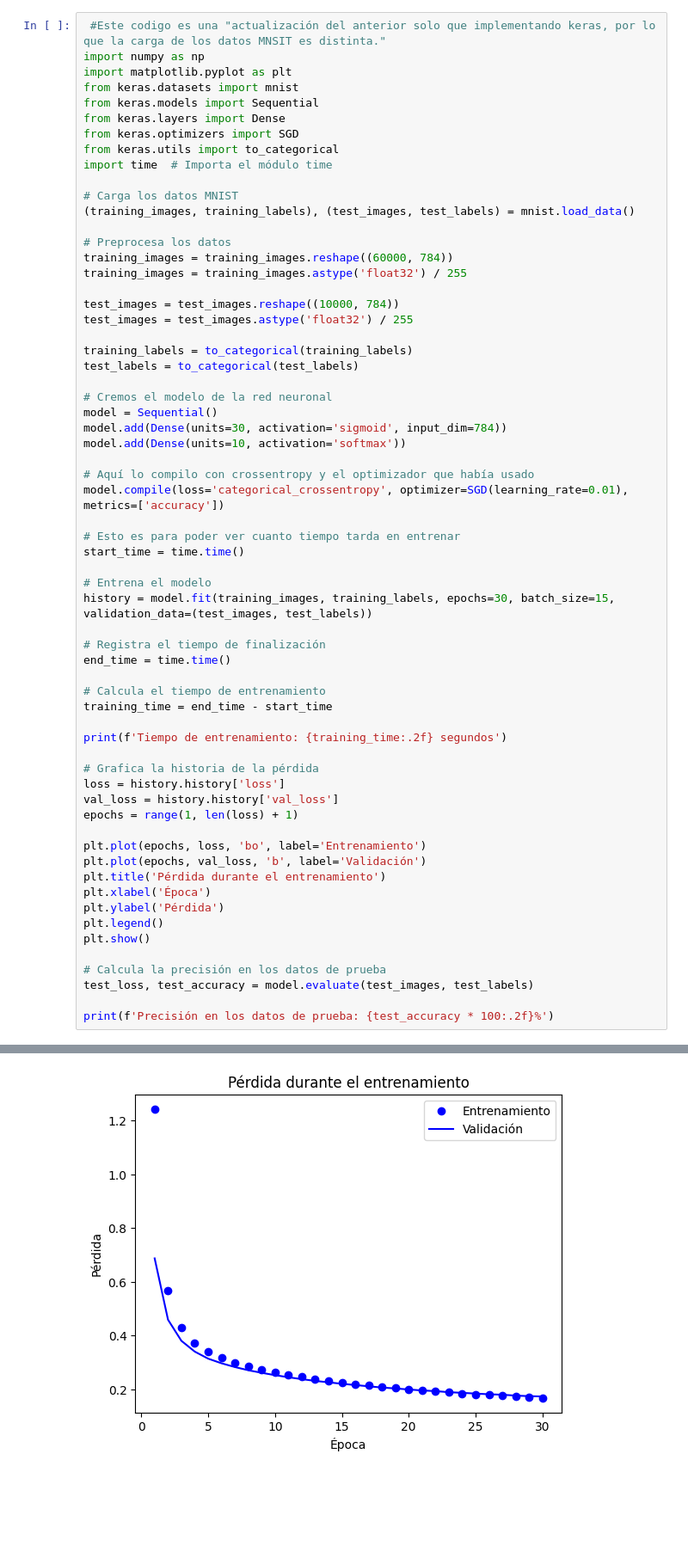
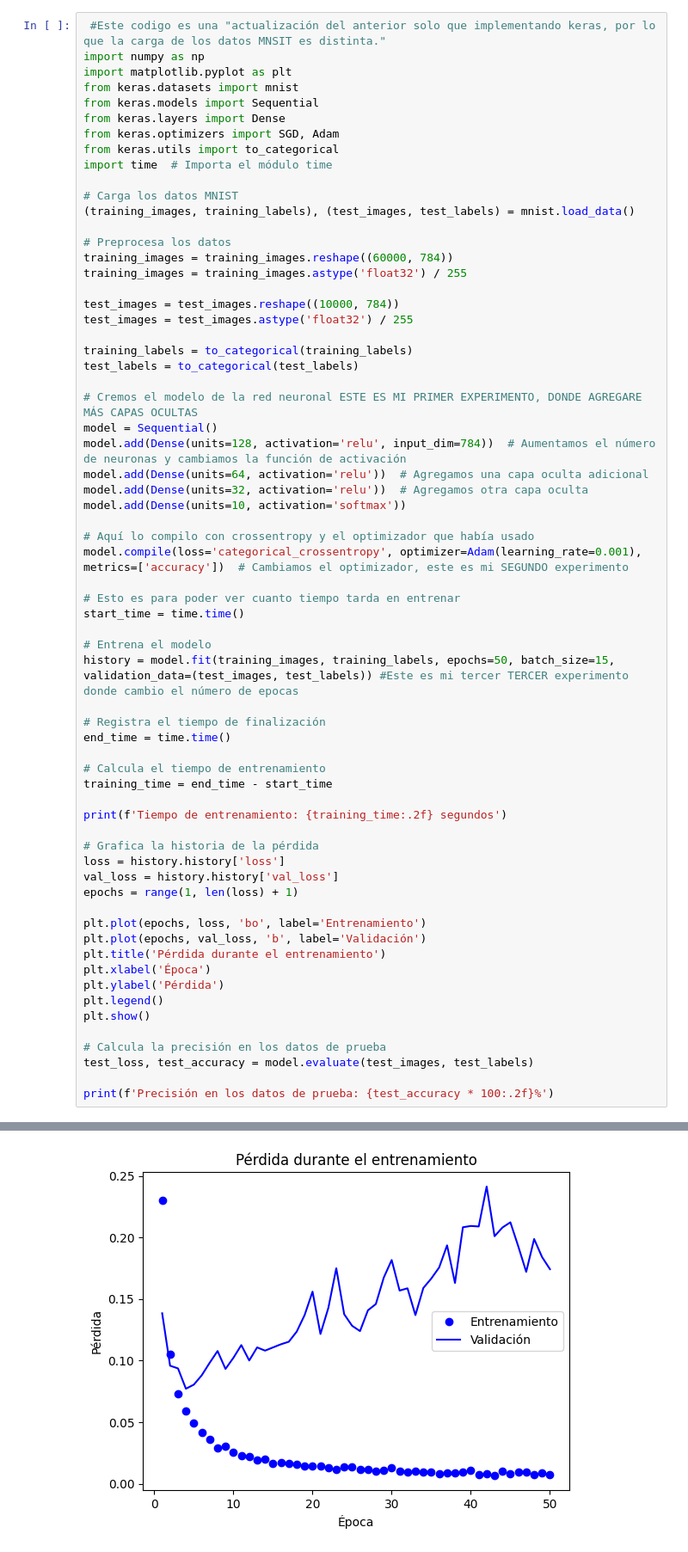
Before and after one commit to AldousSama/Tarea1, a Jupyter notebook: Tarea_3.ipynb, the cells around one changed output, grey strips where cells are left out. Shown: that part at 86% size. Drawn from its saved outputs; the diff is of its cells as text; blank space fills up the shorter version.

```diff
--- a/Tarea_3.ipynb
+++ b/Tarea_3.ipynb
@@ -7,7 +7,7 @@ import matplotlib.pyplot as plt
 from keras.datasets import mnist
 from keras.models import Sequential
 from keras.layers import Dense
-from keras.optimizers import SGD
+from keras.optimizers import SGD, Adam
 from keras.utils import to_categorical
 import time  # Importa el módulo time
 
@@ -24,19 +24,21 @@ test_images = test_images.astype('float32') / 255
 training_labels = to_categorical(training_labels)
 test_labels = to_categorical(test_labels)
 
-# Cremos el modelo de la red neuronal
+# Cremos el modelo de la red neuronal ESTE ES MI PRIMER EXPERIMENTO, DONDE AGREGARE MÁS CAPAS OCULTAS
 model = Sequential()
-model.add(Dense(units=30, activation='sigmoid', input_dim=784))
+model.add(Dense(units=128, activation='relu', input_dim=784))  # Aumentamos el número de neuronas y cambiamos la función de activación
+model.add(Dense(units=64, activation='relu'))  # Agregamos una capa oculta adicional
+model.add(Dense(units=32, activation='relu'))  # Agregamos otra capa oculta
 model.add(Dense(units=10, activation='softmax'))
 
 # Aquí lo compilo con crossentropy y el optimizador que había usado
-model.compile(loss='categorical_crossentropy', optimizer=SGD(learning_rate=0.01), metrics=['accuracy'])
+model.compile(loss='categorical_crossentropy', optimizer=Adam(learning_rate=0.001), metrics=['accuracy'])  # Cambiamos el optimizador, este es mi SEGUNDO experimento
 
 # Esto es para poder ver cuanto tiempo tarda en entrenar
 start_time = time.time()
 
 # Entrena el modelo
-history = model.fit(training_images, training_labels, epochs=30, batch_size=15, validation_data=(test_images, test_labels))
+history = model.fit(training_images, training_labels, epochs=50, batch_size=15, validation_data=(test_images, test_labels)) #Este es mi tercer TERCER experimento donde cambio el número de epocas
 
 # Registra el tiempo de finalización
 end_time = time.time()
@@ -84 +86 @@ Tiempo de entrenamiento: 175.05 segundos
-[figure, old version]
+[figure, new version]
```
Also changed, not shown: parts of 1 cell of this notebook.
